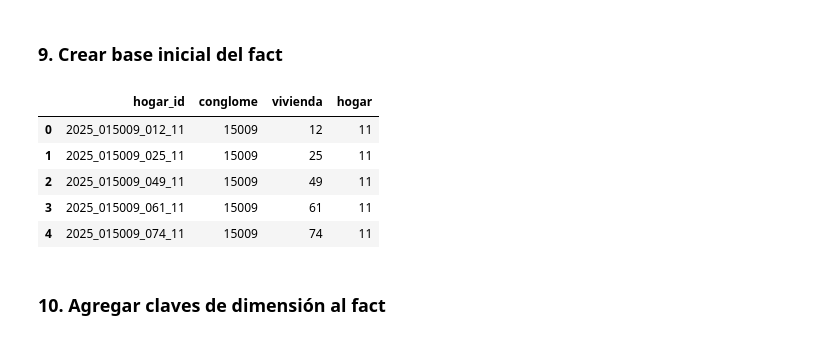
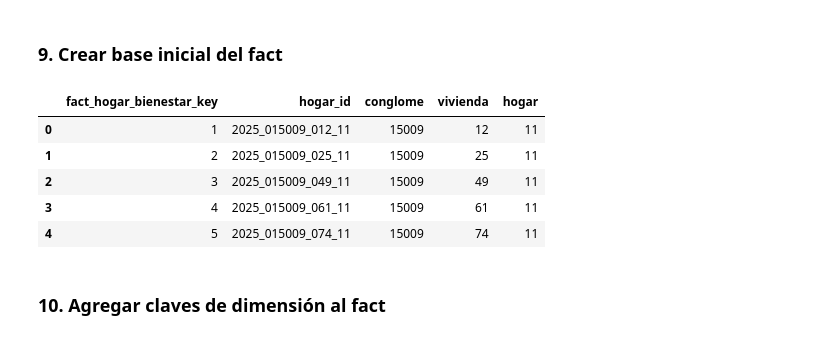
Before and after one commit to GS-716/ENAHO2025_BI_UP, a Jupyter notebook: src/scripts/03_modelo_estrella.ipynb, the cells around one changed output. Cells and saved outputs as stored; diff of their text form; code cells hidden in the pictures.

```diff
--- a/src/scripts/03_modelo_estrella.ipynb
+++ b/src/scripts/03_modelo_estrella.ipynb
@@ -394,19 +394,29 @@ def agregar_key_fact(fact_base, stg_base, dim, columnas_dim, nombre_key):
 # %%
 fact_hogar_bienestar = pd.DataFrame(index=stg_model.index)
 
+# PK técnica / surrogate key de la fact
+fact_hogar_bienestar.insert(
+    0,
+    "fact_hogar_bienestar_key",
+    range(1, len(stg_model) + 1)
+)
+
+# Llave natural trazable de ENAHO
 fact_hogar_bienestar["hogar_id"] = stg_model["hogar_id"]
+
+# Identificadores originales del hogar
 fact_hogar_bienestar["conglome"] = stg_model["conglome"]
 fact_hogar_bienestar["vivienda"] = stg_model["vivienda"]
 fact_hogar_bienestar["hogar"] = stg_model["hogar"]
 
 fact_hogar_bienestar.head()
 # %% [output]
-|  | hogar_id | conglome | vivienda | hogar |
-| 0 | 2025_015009_012_11 | 15009 | 12 | 11 |
-| 1 | 2025_015009_025_11 | 15009 | 25 | 11 |
-| 2 | 2025_015009_049_11 | 15009 | 49 | 11 |
-| 3 | 2025_015009_061_11 | 15009 | 61 | 11 |
-| 4 | 2025_015009_074_11 | 15009 | 74 | 11 |
+|  | fact_hogar_bienestar_key | hogar_id | conglome | vivienda | hogar |
+| 0 | 1 | 2025_015009_012_11 | 15009 | 12 | 11 |
+| 1 | 2 | 2025_015009_025_11 | 15009 | 25 | 11 |
+| 2 | 3 | 2025_015009_049_11 | 15009 | 49 | 11 |
+| 3 | 4 | 2025_015009_061_11 | 15009 | 61 | 11 |
+| 4 | 5 | 2025_015009_074_11 | 15009 | 74 | 11 |
 # %% [markdown]
 ### 10. Agregar claves de dimensión al fact
 # %%
```
Also changed, not shown: parts of 6 cells of this notebook, 1 other file.
